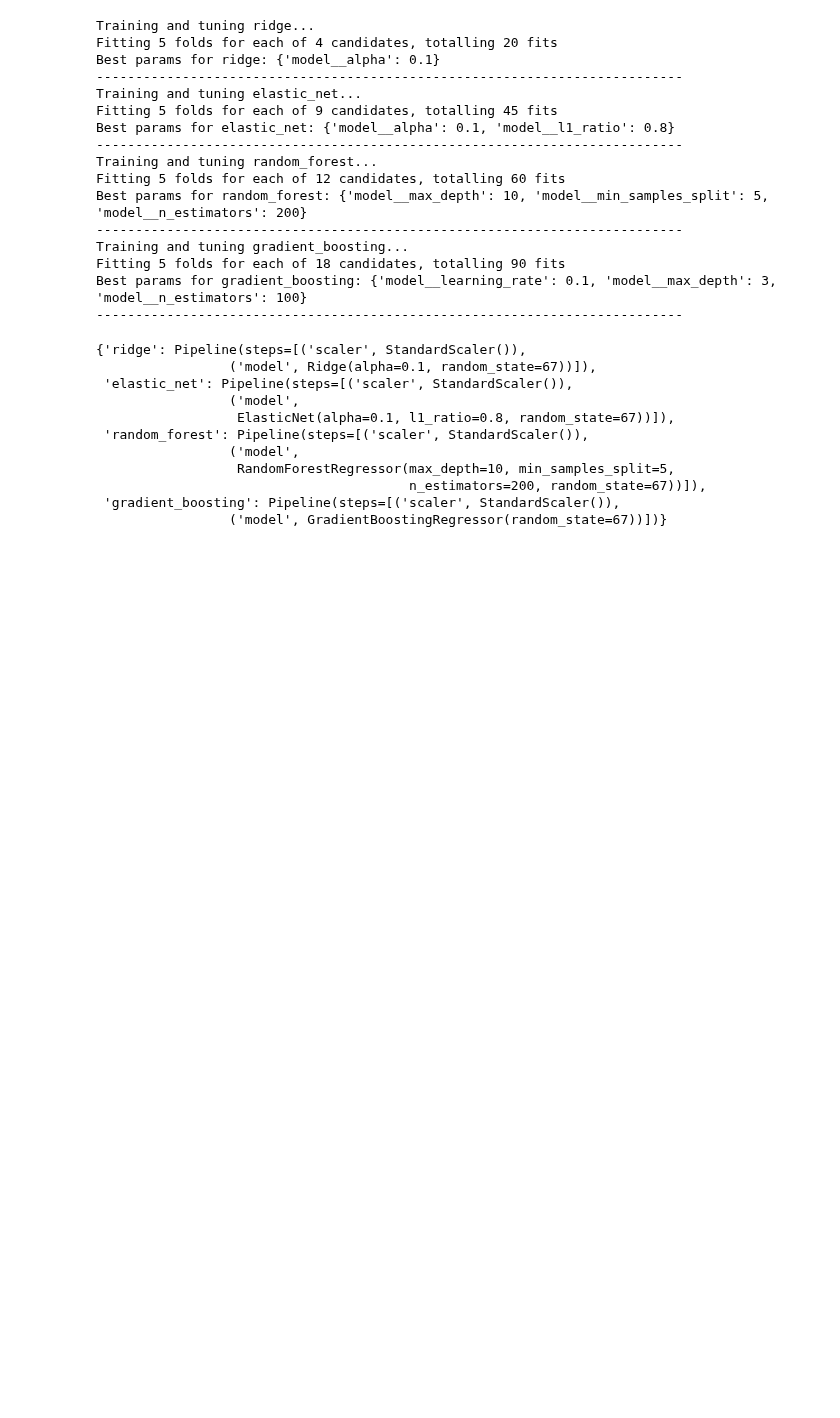
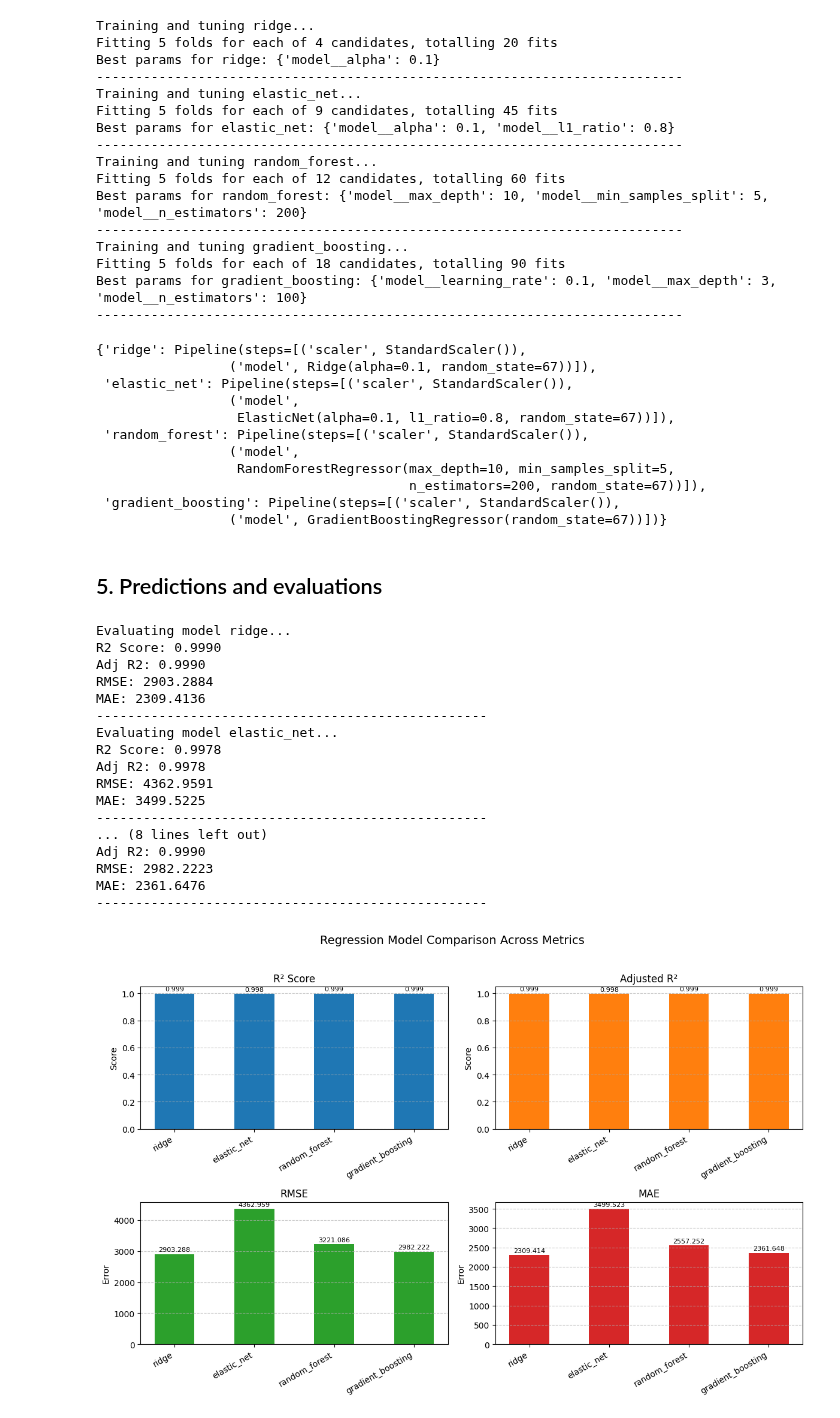
Before and after one commit to srikaldata/ml-zoomcamp-2025, a Jupyter notebook: capstone-project/eda_and_modeling.ipynb, the cells around one changed output. Cells and saved outputs as stored; diff of their text form; code cells hidden in the pictures; blank space fills up the shorter version.

Commit message:
capstone project - model evaluation - evaluating all models with best hyperparameters on validation data

```diff
--- a/capstone-project/eda_and_modeling.ipynb
+++ b/capstone-project/eda_and_modeling.ipynb
@@ -556,3 +556,5 @@ best_reg_model_params
                                         n_estimators=200, random_state=67))]),
  'gradient_boosting': Pipeline(steps=[('scaler', StandardScaler()),
                  ('model', GradientBoostingRegressor(random_state=67))])}
+# %% [markdown]
+## 5. Predictions and evaluations
@@ -558,0 +629,22 @@ best_reg_model_params
+# %%
+# making the prediction and retrieving the scores on validation dataset
+val_set_scores = predict_and_evaluate_regression(best_reg_model_params, X_val, y_val)
+# %% [output]
+Evaluating model ridge...
+R2 Score: 0.9990
+Adj R2: 0.9990
+RMSE: 2903.2884
+MAE: 2309.4136
+--------------------------------------------------
+Evaluating model elastic_net...
+R2 Score: 0.9978
+Adj R2: 0.9978
+RMSE: 4362.9591
+MAE: 3499.5225
+--------------------------------------------------
+... (8 lines left out)
+Adj R2: 0.9990
+RMSE: 2982.2223
+MAE: 2361.6476
+--------------------------------------------------
+[figure, added]
```
Also changed, not shown: parts of 3 cells of this notebook.
